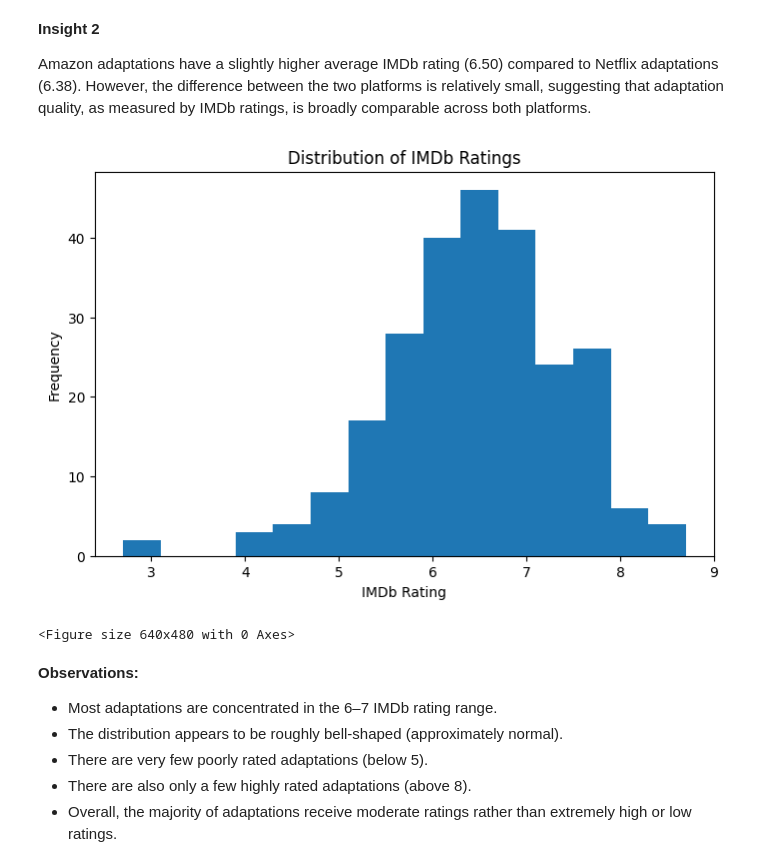
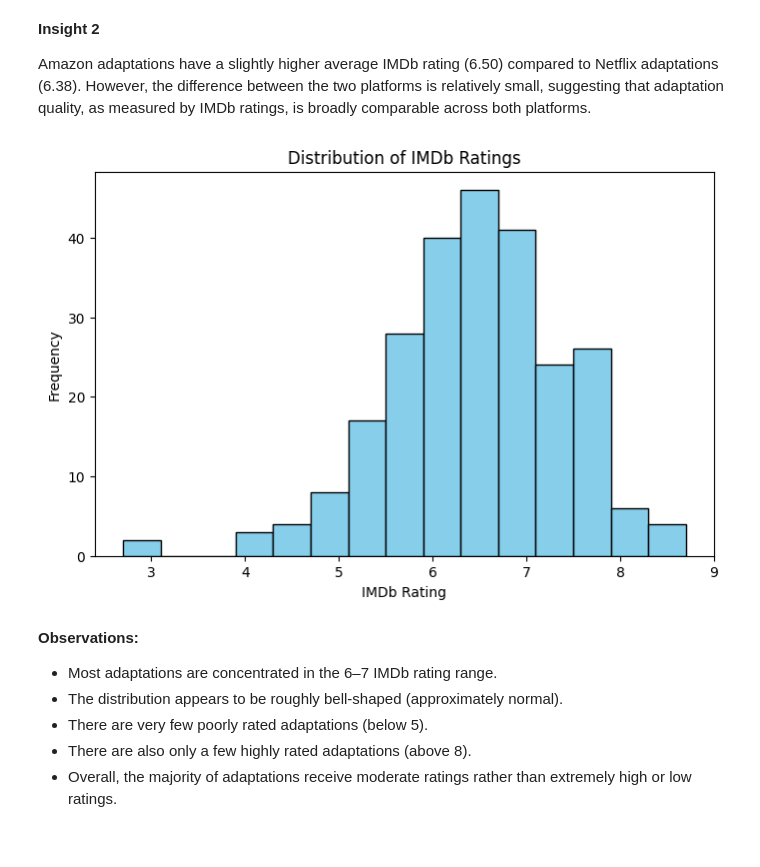
Before and after one commit to devashreekinjale/Book-Adaptations, a Jupyter notebook: book_adaptations/notebooks/05_data_analysis.ipynb, the cells around one changed output. Saved outputs shown, nothing was run; the diff lists cells and outputs as text; code cells hidden in the pictures.

Commit message:
Updated images

```diff
--- a/book_adaptations/notebooks/05_data_analysis.ipynb
+++ b/book_adaptations/notebooks/05_data_analysis.ipynb
@@ -155,18 +155,16 @@ Amazon adaptations have a slightly higher average IMDb rating (6.50) compared to
 # %%
 plt.figure(figsize=(8,5))
 
-plt.hist(df['imdb_rating'], bins=15)
+plt.hist(df['imdb_rating'], bins=15, edgecolor='black', color='skyblue')
 
 plt.title('Distribution of IMDb Ratings')
 plt.xlabel('IMDb Rating')
 plt.ylabel('Frequency')
 
+plt.savefig('../visuals/imdb_rating_distribution.png',dpi=300,bbox_inches='tight')
 plt.show()
-
-plt.savefig('../visuals/imdb_rating_distribution.png',dpi=300,bbox_inches='tight')
 # %% [output]
-[figure, old version]
+[figure, new version]
-<Figure size 640x480 with 0 Axes>
 # %% [markdown]
 **Observations:**
 - Most adaptations are concentrated in the 6–7 IMDb rating range.
```
Also changed, not shown: parts of 8 cells of this notebook, 9 other files.
